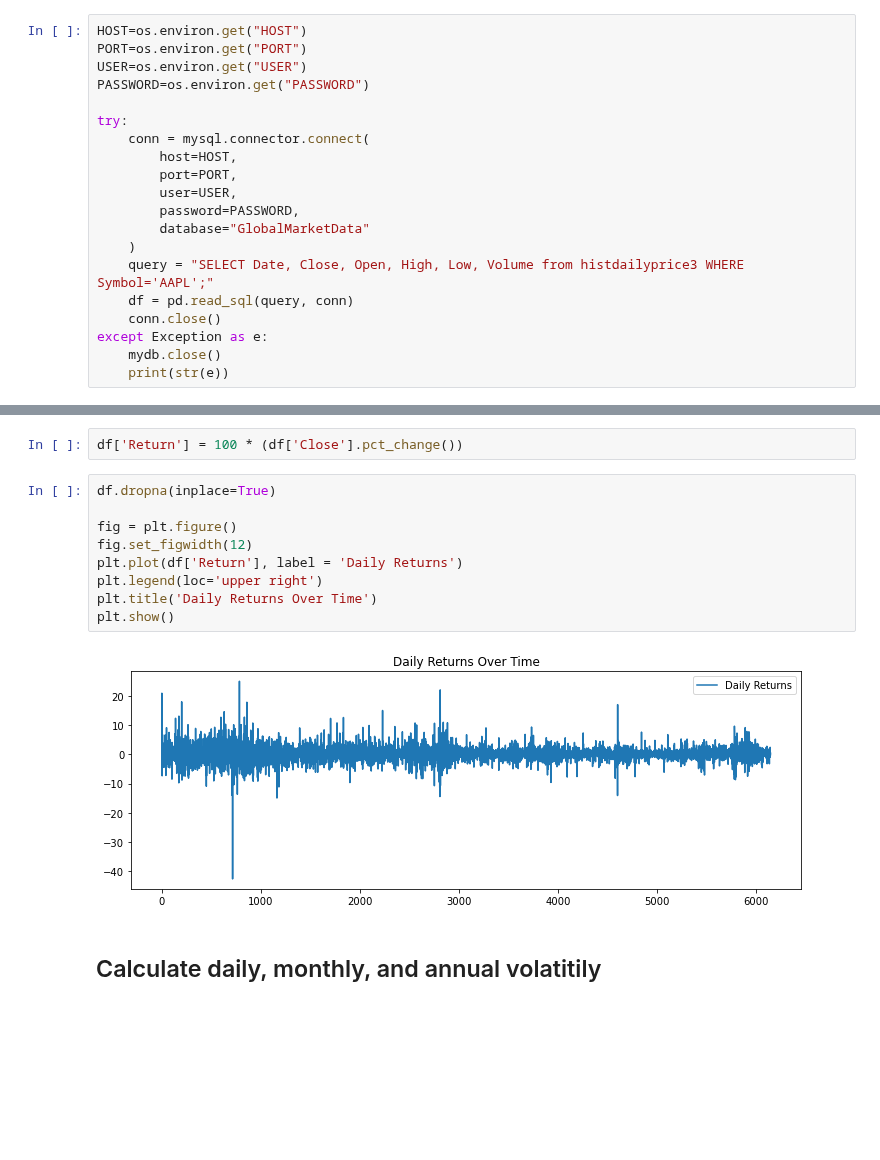
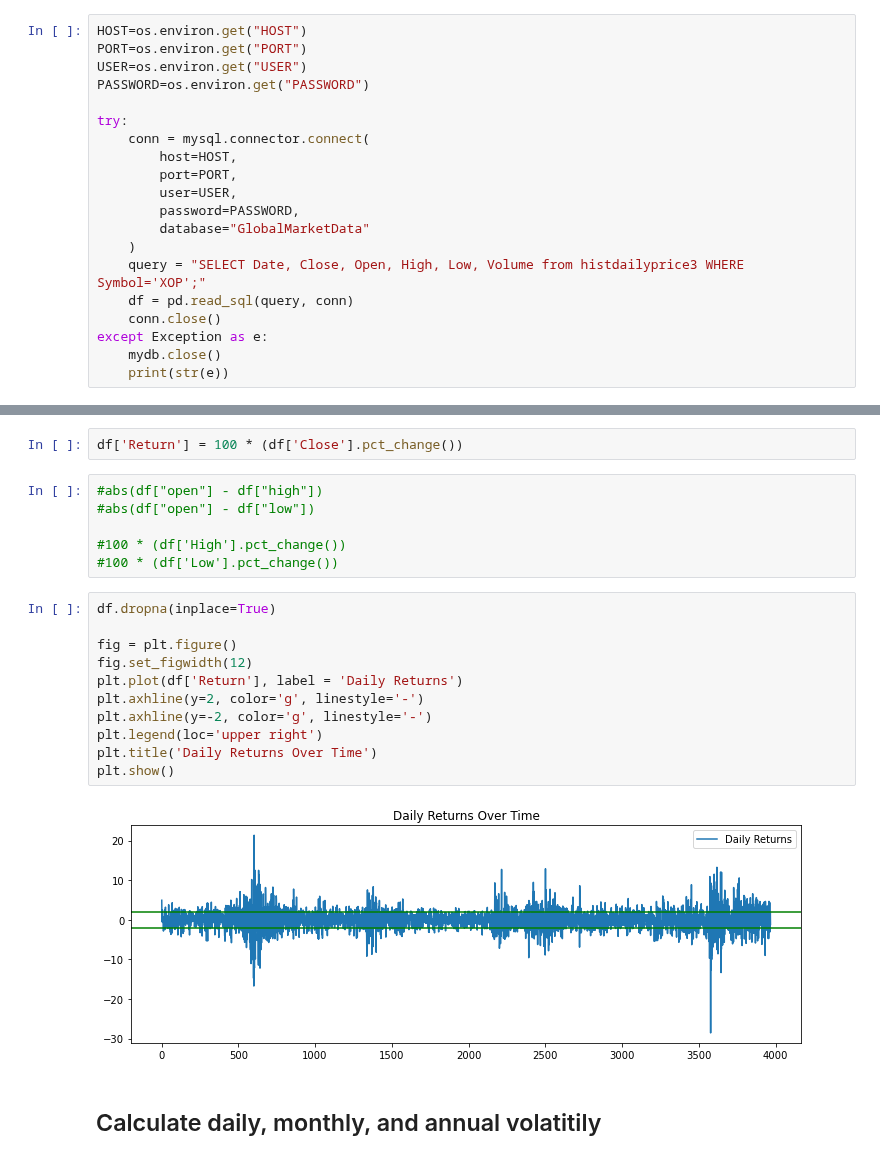
Before and after one commit to Neural-Matrix-LLC/Stock-and-ETF-Prediction, a Jupyter notebook: mysql-garch.ipynb, the cells around one changed output, grey strips where cells are left out. Cells and saved outputs as stored; diff of their text form; blank space fills up the shorter version.

```diff
--- a/mysql-garch.ipynb
+++ b/mysql-garch.ipynb
@@ -53,7 +53,7 @@ try:
         password=PASSWORD,
         database="GlobalMarketData"
     )
-    query = "SELECT Date, Close, Open, High, Low, Volume from histdailyprice3 WHERE Symbol='AAPL';"
+    query = "SELECT Date, Close, Open, High, Low, Volume from histdailyprice3 WHERE Symbol='XOP';"
     df = pd.read_sql(query, conn)
     conn.close()
 except Exception as e:
@@ -75,16 +81,24 @@ df.head()
 # %%
 df['Return'] = 100 * (df['Close'].pct_change())
+# %%
+#abs(df["open"] - df["high"])
+#abs(df["open"] - df["low"])
+
+#100 * (df['High'].pct_change())
+#100 * (df['Low'].pct_change())
 # %%
 df.dropna(inplace=True)
 
 fig = plt.figure()
 fig.set_figwidth(12)
 plt.plot(df['Return'], label = 'Daily Returns')
+plt.axhline(y=2, color='g', linestyle='-')
+plt.axhline(y=-2, color='g', linestyle='-')
 plt.legend(loc='upper right')
 plt.title('Daily Returns Over Time')
 plt.show()
 # %% [output]
-[figure, old version]
+[figure, new version]
 # %% [markdown]
 ## Calculate daily, monthly, and annual volatitily
 # %%
```
Also changed, not shown: parts of 12 cells of this notebook.
